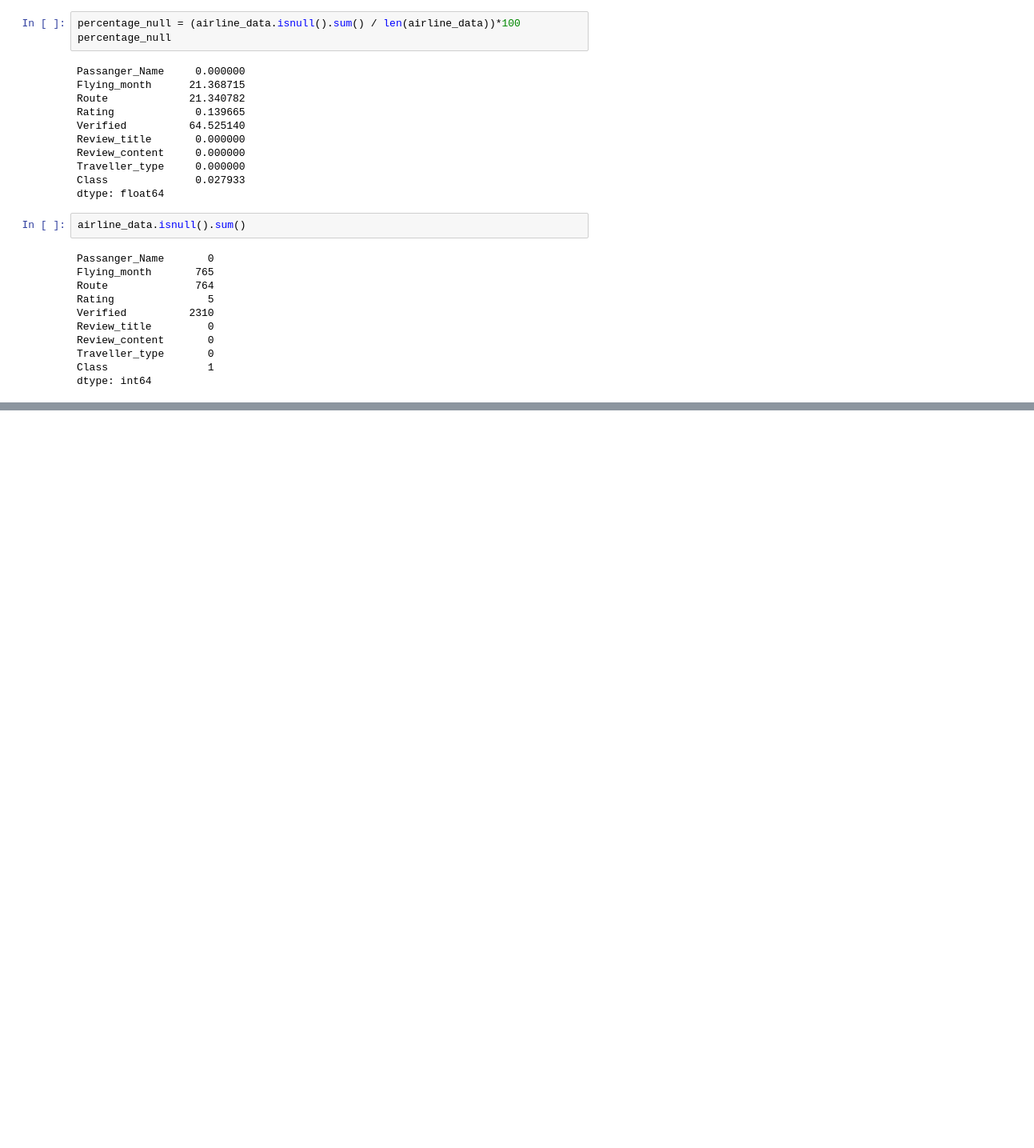
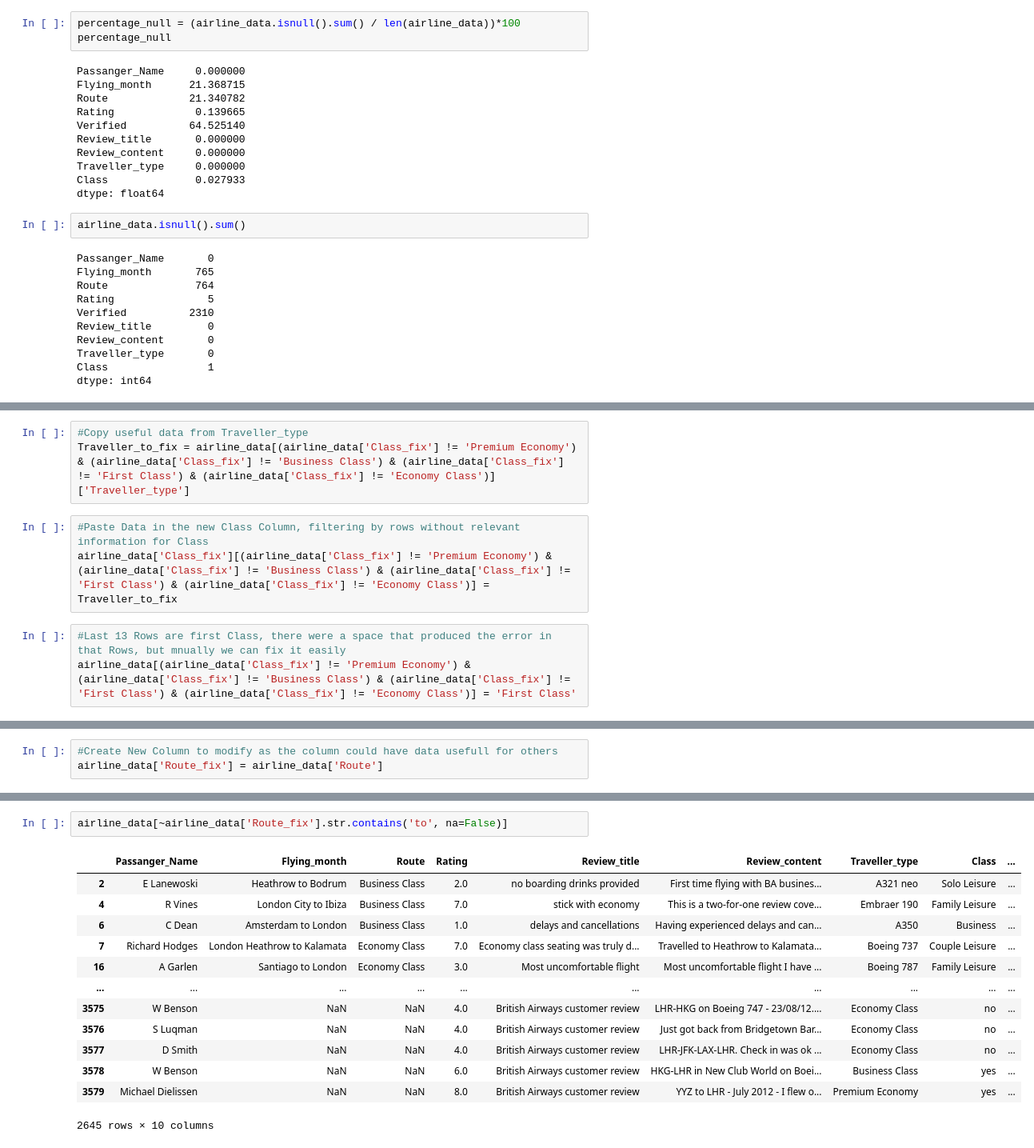
Before and after one commit to elkinbarretorojas/data_science, a Jupyter notebook: airline/airline.ipynb, the cells around one changed output, grey strips where cells are left out. Shown: that part at 80% size. Saved outputs shown, nothing was run; the diff lists cells and outputs as text; blank space fills up the shorter version.

```diff
--- a/airline/airline.ipynb
+++ b/airline/airline.ipynb
@@ -77,0 +142,9 @@ dtype: int64
+# %%
+#Copy useful data from Traveller_type
+Traveller_to_fix = airline_data[(airline_data['Class_fix'] != 'Premium Economy') & (airline_data['Class_fix'] != 'Business Class') & (airline_data['Class_fix'] != 'First Class') & (airline_data['Class_fix'] != 'Economy Class')]['Traveller_type']
+# %%
+#Paste Data in the new Class Column, filtering by rows without relevant information for Class
+airline_data['Class_fix'][(airline_data['Class_fix'] != 'Premium Economy') & (airline_data['Class_fix'] != 'Business Class') & (airline_data['Class_fix'] != 'First Class') & (airline_data['Class_fix'] != 'Economy Class')] = Traveller_to_fix
+# %%
+#Last 13 Rows are first Class, there were a space that produced the error in that Rows, but mnually we can fix it easily
+airline_data[(airline_data['Class_fix'] != 'Premium Economy') & (airline_data['Class_fix'] != 'Business Class') & (airline_data['Class_fix'] != 'First Class') & (airline_data['Class_fix'] != 'Economy Class')] = 'First Class'
@@ -77,0 +196,3 @@ dtype: int64
+# %%
+#Create New Column to modify as the column could have data usefull for others
+airline_data['Route_fix'] = airline_data['Route']
@@ -77,0 +222,16 @@ dtype: int64
+# %%
+airline_data[~airline_data['Route_fix'].str.contains('to', na=False)]
+# %% [output]
+|  | Passanger_Name | Flying_month | Route | Rating | Review_title | Review_content | Traveller_type | Class | ... |
+| 2 | E Lanewoski | Heathrow to Bodrum | Business Class | 2.0 | no boarding drinks provided | First time flying with BA busines... | A321 neo | Solo Leisure | ... |
+| 4 | R Vines | London City to Ibiza | Business Class | 7.0 | stick with economy | This is a two-for-one review cove... | Embraer 190 | Family Leisure | ... |
+| 6 | C Dean | Amsterdam to London | Business Class | 1.0 | delays and cancellations | Having experienced delays and can... | A350 | Business | ... |
+| 7 | Richard Hodges | London Heathrow to Kalamata | Economy Class | 7.0 | Economy class seating was truly d... | Travelled to Heathrow to Kalamata... | Boeing 737 | Couple Leisure | ... |
+| 16 | A Garlen | Santiago to London | Economy Class | 3.0 | Most uncomfortable flight | Most uncomfortable flight I have ... | Boeing 787 | Family Leisure | ... |
+| ... | ... | ... | ... | ... | ... | ... | ... | ... | ... |
+| 3575 | W Benson | NaN | NaN | 4.0 | British Airways customer review | LHR-HKG on Boeing 747 - 23/08/12.... | Economy Class | no | ... |
+| 3576 | S Luqman | NaN | NaN | 4.0 | British Airways customer review | Just got back from Bridgetown Bar... | Economy Class | no | ... |
+| 3577 | D Smith | NaN | NaN | 4.0 | British Airways customer review | LHR-JFK-LAX-LHR. Check in was ok ... | Economy Class | no | ... |
+| 3578 | W Benson | NaN | NaN | 6.0 | British Airways customer review | HKG-LHR in New Club World on Boei... | Business Class | yes | ... |
+| 3579 | Michael Dielissen | NaN | NaN | 8.0 | British Airways customer review | YYZ to LHR - July 2012 - I flew o... | Premium Economy | yes | ... |
+2645 rows × 10 columns
```
Also changed, not shown: parts of 18 cells of this notebook, 1 other file.
